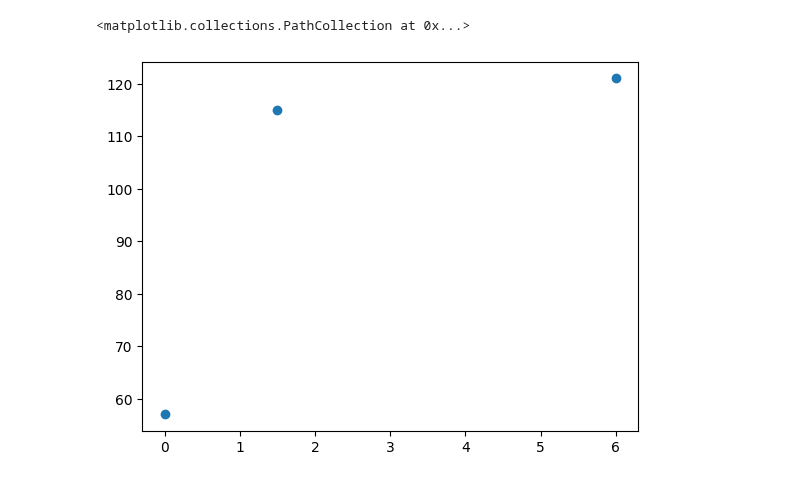
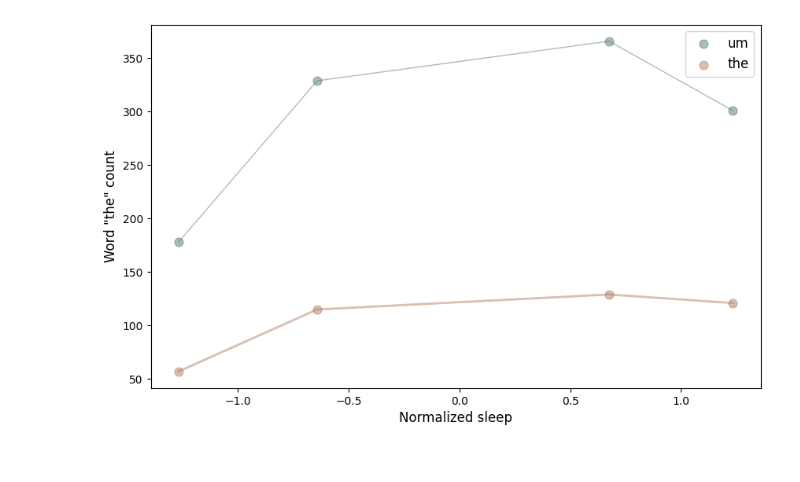
Before and after one commit to mattsmiths/biol470, a Jupyter notebook: week9/BIOL470_lecture_transcript.ipynb, the cells around one changed output. Cells and saved outputs as stored; diff of their text form; code cells hidden in the pictures.

```diff
--- a/week9/BIOL470_lecture_transcript.ipynb
+++ b/week9/BIOL470_lecture_transcript.ipynb
@@ -8,45 +15,99 @@ phrase = 'um'
+# %%
+phrase = "the" # @param {type:"string"}
 # %%
 umFinal = []
+nFinal = []
 
-in1 = open('/content/Lecture 5_Captions_English (United States).txt','r')
+phrase1 = 'um'
+in1 = open('/content/biol470/week9/Lecture_5_recording_Feb11.txt','r')
 out = in1.readlines()
 in1.close()
 
 umCount = 0
+nCount = 0
 for line in out:
   if phrase in line:
     umCount += 1
-print('Normalized sleep: 1.5')
+  if phrase1 in line:
+    nCount += 1
+print('Normalized sleep: -0.64223556')
 print(umCount)
 umFinal.append(umCount)
+nFinal.append(nCount)
 
-in1 = open('/content/Lecture_3_recording_Captions_English (United States).txt','r')
+in1 = open('/content/biol470/week9/Lecture_3_recording_Jan28.txt','r')
 out = in1.readlines()
 in1.close()
 
 umCount = 0
+nCount = 0
 for line in out:
   if phrase in line:
     umCount += 1
-print('Normalized sleep: 6')
+  if phrase1 in line:
+    nCount += 1
+print('Normalized sleep: 1.2344268')
 print(umCount)
 umFinal.append(umCount)
+nFinal.append(nCount)
 
-in1 = open('/content/Thu Feb 13 2025 11_37_02 AM_Captions_English (United States).txt','r')
+in1 = open('/content/biol470/week9/Activity_5_recording_Feb13.txt','r')
 out = in1.readlines()
 in1.close()
 
 umCount = 0
+nCount = 0
 for line in out:
   if phrase in line:
     umCount += 1
-print('Normalized sleep: 0')
+  if phrase1 in line:
+    nCount += 1
+print('Normalized sleep: -1.26778969')
 print(umCount)
 umFinal.append(umCount)
+nFinal.append(nCount)
+
+in1 = open('/content/biol470/week9/Lecture 4_recording_Feb4.txt','r')
+out = in1.readlines()
+in1.close()
+
+umCount = 0
+nCount = 0
+for line in out:
+  if phrase in line:
+    umCount += 1
+  if phrase1 in line:
+    nCount += 1
+
+print('Normalized sleep: 0.67559845')
+print(umCount)
+umFinal.append(umCount)
+nFinal.append(nCount)
 
 
 
 
 from matplotlib import pyplot as plt
-plt.scatter([1.5,6,0],umFinal)
+import numpy as np
+
+plt.figure(figsize=(10,6))
+plt.scatter([-0.64223556,1.2344268,  -1.26778969,  0.67559845],umFinal,s=60,color=(0.35,0.5,0.4,0.5),label=phrase1)
+vx = [-0.64223556,1.2344268,  -1.26778969,  0.67559845]
+xx = np.argsort(vx)
+vx1 = np.array(vx)[xx]
+umFinal = np.array(umFinal)[xx]
+plt.plot(vx1,umFinal,linewidth=1,color=(0.35,0.5,0.4,0.5))
+
+
+plt.scatter([-0.64223556,1.2344268,  -1.26778969,  0.67559845],nFinal,s=60,color=(0.7,0.5,0.4,0.5),label=phrase)
+vx = [-0.64223556,1.2344268,  -1.26778969,  0.67559845]
+xx = np.argsort(vx)
+vx = np.array(vx)[xx]
+nFinal = np.array(nFinal)[xx]
+plt.plot(vx,nFinal,linewidth=2,color=(0.7,0.5,0.4,0.5))
+plt.legend(fontsize=12)
+
+plt.ylabel('Word "%s" count'%phrase,fontsize=12)
+plt.xlabel('Normalized sleep',fontsize=12)
+plt.show()
 # %% [output]
@@ -59,2 +122 @@ Normalized sleep: 0
-<matplotlib.collections.PathCollection at 0x...>
-[figure, old version]
+[figure, new version]
```
Also changed, not shown: parts of 5 cells of this notebook.
